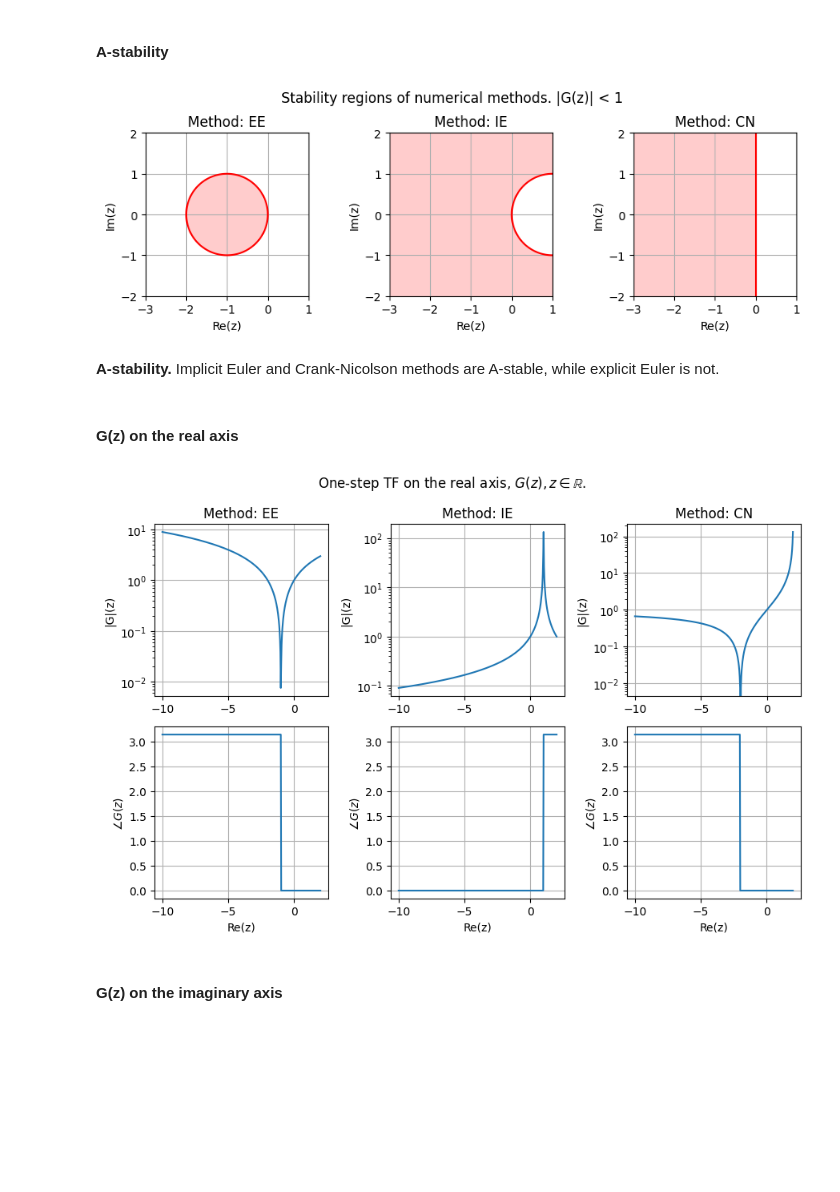
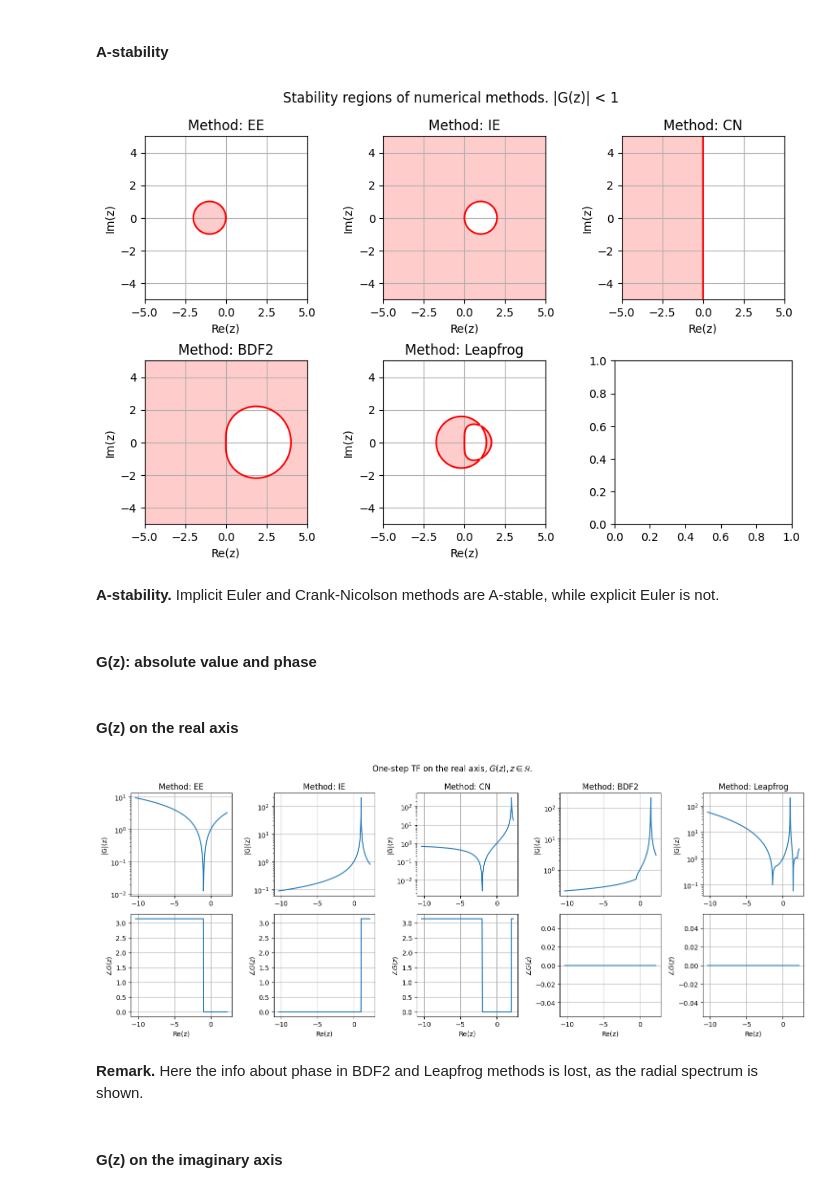
Before and after one commit to Basics2022/bbooks-math-miscellanea, a Jupyter notebook: _build/jupyter_execute/ch/ode/integration-schemes.ipynb, the cells around one changed output. Drawn from its saved outputs; the diff is of its cells as text; code cells hidden in the pictures; blank space fills up the shorter version.

Commit message:
Updating draft of numerical methods for ODEs: A- and L-stability

```diff
--- a/_build/jupyter_execute/ch/ode/integration-schemes.ipynb
+++ b/_build/jupyter_execute/ch/ode/integration-schemes.ipynb
@@ -194,46 +328,74 @@ ampl_fun_ee = lambda z: 1 + z
 ampl_fun_ie = lambda z: 1 / ( 1 - z )
 ampl_fun_cn = lambda z: ( 1 + z/2 ) / ( 1 - z/2 )
 
+A_bdf2 = lambda z: np.array([[.0, 1.], [-1/(3-2*z), 4/(3-2*z)]])
+ampl_fun_bdf2 = lambda z: np.max(np.abs(np.linalg.eigvals(A_bdf2(z))))
+
+def A_lf(z):
+    sig, om = np.real(z), np.imag(z)
+    Om = np.sqrt( sig**2 + om**2 )
+    if Om == 0:
+        return np.eye(2)
+
+    xi = - sig / Om
+
+    n1 = 1 - Om**2 / 2
+    d1 = 1 + xi * Om
+
+    return np.array([[n1, 1], [-Om**2/d1*n1, (1-xi*Om)/d1*n1]])
+ampl_fun_lf = lambda z: np.max(np.abs(np.linalg.eigvals(A_lf(z))))
+
+
 ampl_funs = {
     'EE': ampl_fun_ee,
     'IE': ampl_fun_ie,
-    'CN': ampl_fun_cn
+    'CN': ampl_fun_cn,
+    'BDF2': ampl_fun_bdf2,
+    'Leapfrog': ampl_fun_lf
 }
 n_methods = len(ampl_funs)
 
 def complex_amplification_fun(ampl_fun):
-    x = np.linspace(-3, 1, 400)
-    y = np.linspace(-2, 2, 400)
+    x = np.linspace(-5, 5, 200)
+    y = np.linspace(-5, 5, 200)
     X, Y = np.meshgrid(x, y)
     Z = X + 1j*Y
 
-    return X,Y, ampl_fun(Z)
+    return X,Y, np.vectorize(ampl_fun)(Z)
 
+#>
+ncols = 3
+nrows = ( n_methods - 1 ) // ncols + 1
 
-fig, ax = plt.subplots(1,n_methods, figsize=(n_methods*3, 3))
+fig, ax = plt.subplots(nrows, ncols, figsize=(ncols*3, nrows*3))
 
 i_method = 0
 for label, fun in ampl_funs.items():
 
+    irow = i_method // ncols
+    icol = i_method % ncols
+
     X, Y, G = complex_amplification_fun(fun)
-    ax[i_method].contour(X, Y, np.abs(G), levels=[1.0], colors='r')
-    ax[i_method].contourf(X, Y, np.abs(G), levels=[0., 1.0], colors=['#ffcccc'])
-    ax[i_method].set_title(f"Method: {label}")
-    ax[i_method].set_aspect("equal")
-    ax[i_method].set_xlabel(f"Re(z)"); ax[i_method].set_ylabel(f"Im(z)"); ax[i_method].grid()
+    ax[irow, icol].contour(X, Y, np.abs(G), levels=[1.0], colors='r')
+    ax[irow, icol].contourf(X, Y, np.abs(G), levels=[0., 1.0], colors=['#ffcccc'])
+    ax[irow, icol].set_title(f"Method: {label}")
+    ax[irow, icol].set_aspect("equal")
+    ax[irow, icol].set_xlabel(f"Re(z)"); ax[irow, icol].set_ylabel(f"Im(z)"); ax[irow, icol].grid()
 
     i_method += 1
 
 fig.suptitle("Stability regions of numerical methods. |G(z)| < 1")
 fig.tight_layout()
 # plt.axhline(0, color='black', lw=1)
 # plt.axvline(0, color='black', lw=1)
 # plt.grid(True, linestyle='--')
 plt.show()
 # %% [output]
-[figure, old version]
+[figure, new version]
 # %% [markdown]
 **A-stability.** Implicit Euler and Crank-Nicolson methods are A-stable, while explicit Euler is not.
+# %% [markdown]
+#### G(z): absolute value and phase
 # %% [markdown]
 #### G(z) on the real axis
 # %%
@@ -242,8 +404,8 @@ i_method = 0
 
 for label, fun in ampl_funs.items():
 
-    x = np.linspace(-10, 2, 400)
-    G = fun(x)
+    x = np.linspace(-10.34324, 2.2343242, 400)
+    G = np.vectorize(fun)(x)
 
     ax[0,i_method].plot(x, np.abs(G))
     ax[0,i_method].set_title(f"Method: {label}")
@@ -259,7 +421,9 @@ fig.suptitle(r"One-step TF on the real axis, $G(z), z \in \mathbb{R}$.")
 fig.tight_layout()
 plt.show()
 # %% [output]
-[figure, old version]
+[figure, new version]
+# %% [markdown]
+**Remark.** Here the info about phase in BDF2 and Leapfrog methods is lost, as the radial spectrum is shown.
 # %% [markdown]
 #### G(z) on the imaginary axis
 # %%
```
Also changed, not shown: parts of 26 cells of this notebook, 26 other files.
